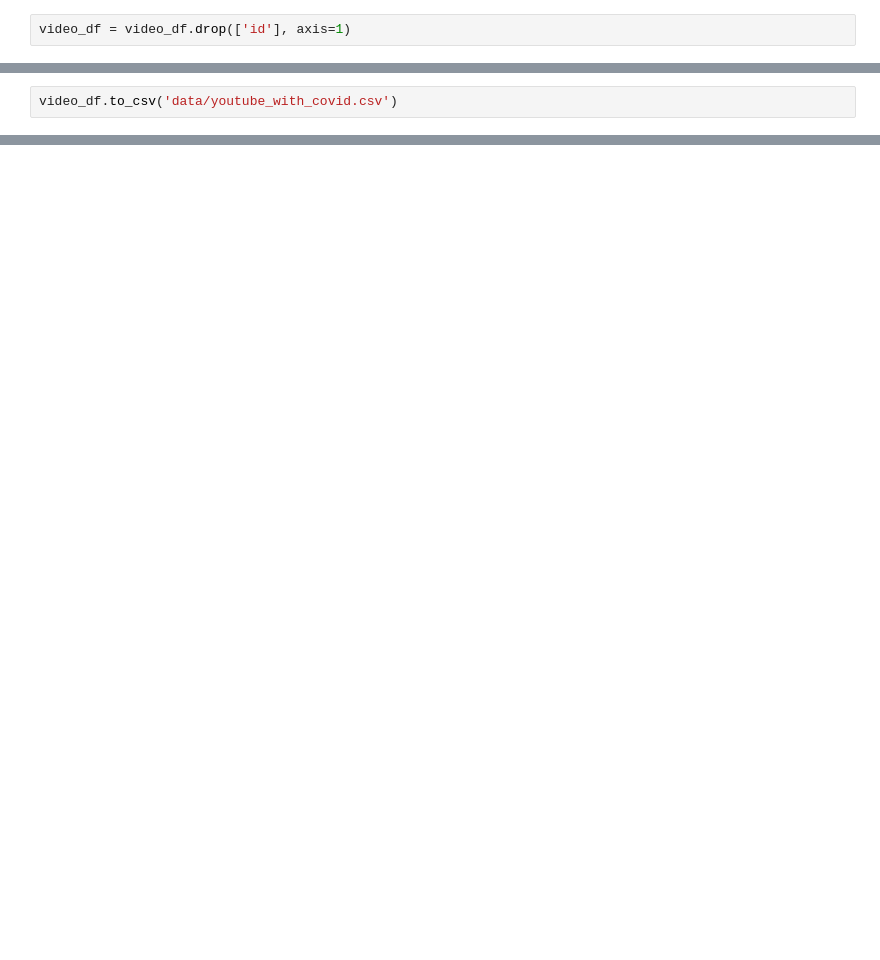
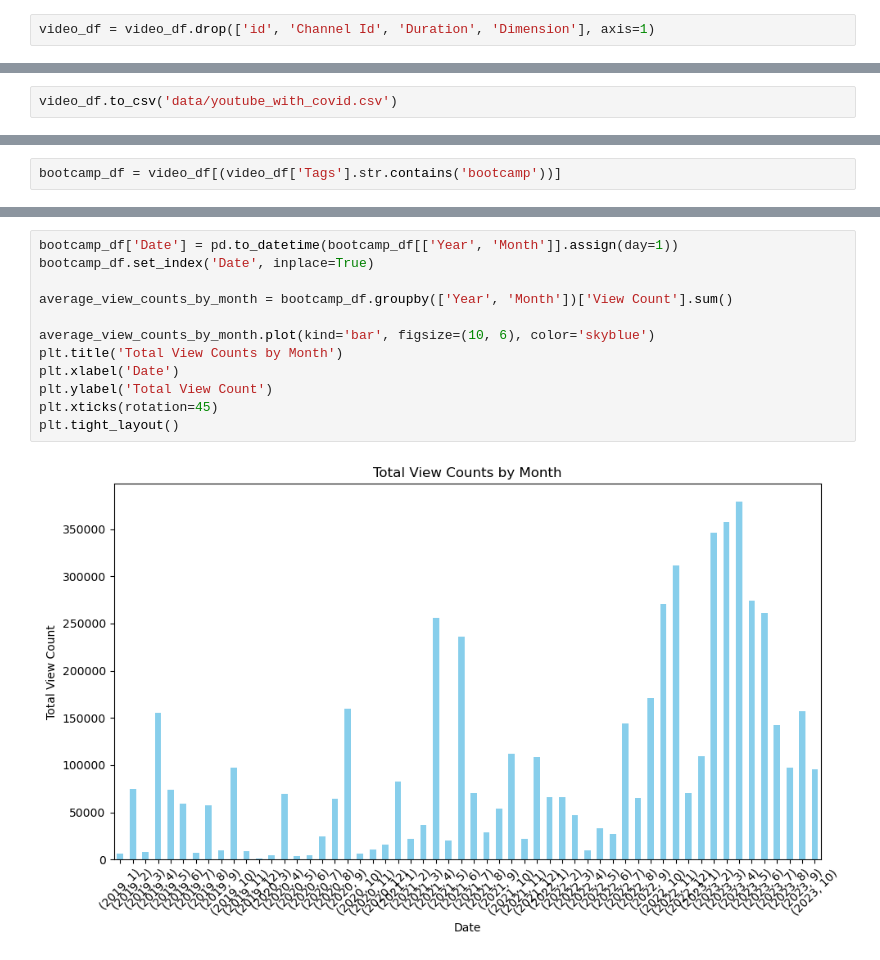
Before and after one commit to AhldenBrough/Covid-vs-Tech-Careers, a Jupyter notebook: data_cleaning.ipynb, the cells around one changed output, grey strips where cells are left out. Cells and saved outputs as stored; diff of their text form; blank space fills up the shorter version.

Commit message:
added some analysis and graphs

```diff
--- a/data_cleaning.ipynb
+++ b/data_cleaning.ipynb
@@ -458,4 +461,4 @@ video_df.rename(columns={"Fully Vaccinated Rate": "Fully Vaccinated Rate (Califo
 | 20742 | m0Gh-mmFtQc | Chris Sean | 2019-01-03T17:22:19Z | UCu1xbgCV5o48h_BYCQD7KJg | I'm DONE learning New Programming... | 22 | Learn to CODE in just a FEW month... | ['learn', 'code', 'life', 'of', '... | ... |
 20743 rows × 28 columns
 # %%
-video_df = video_df.drop(['id'], axis=1)
+video_df = video_df.drop(['id', 'Channel Id', 'Duration', 'Dimension'], axis=1)
@@ -463,0 +494,2 @@ video_df.to_csv('data/youtube_with_covid.csv')
+# %%
+bootcamp_df = video_df[(video_df['Tags'].str.contains('bootcamp'))]
@@ -463,0 +644,14 @@ video_df.to_csv('data/youtube_with_covid.csv')
+# %%
+bootcamp_df['Date'] = pd.to_datetime(bootcamp_df[['Year', 'Month']].assign(day=1))
+bootcamp_df.set_index('Date', inplace=True)
+
+average_view_counts_by_month = bootcamp_df.groupby(['Year', 'Month'])['View Count'].sum()
+
+average_view_counts_by_month.plot(kind='bar', figsize=(10, 6), color='skyblue')
+plt.title('Total View Counts by Month')
+plt.xlabel('Date')
+plt.ylabel('Total View Count')
+plt.xticks(rotation=45)
+plt.tight_layout()
+# %% [output]
+[figure, added]
```
Also changed, not shown: parts of 46 cells of this notebook.
